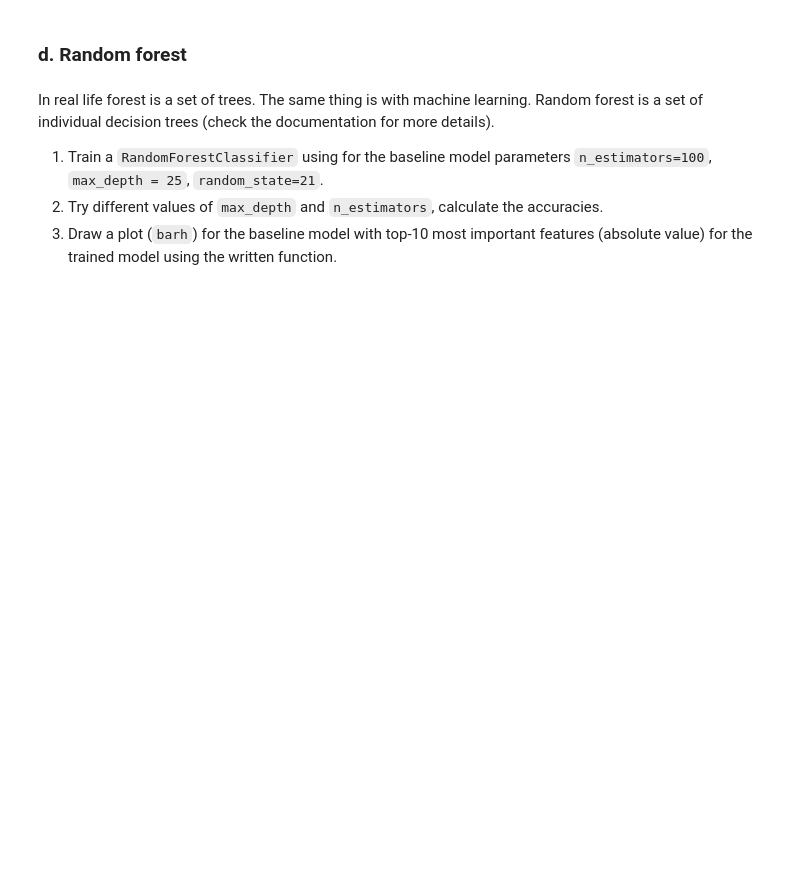
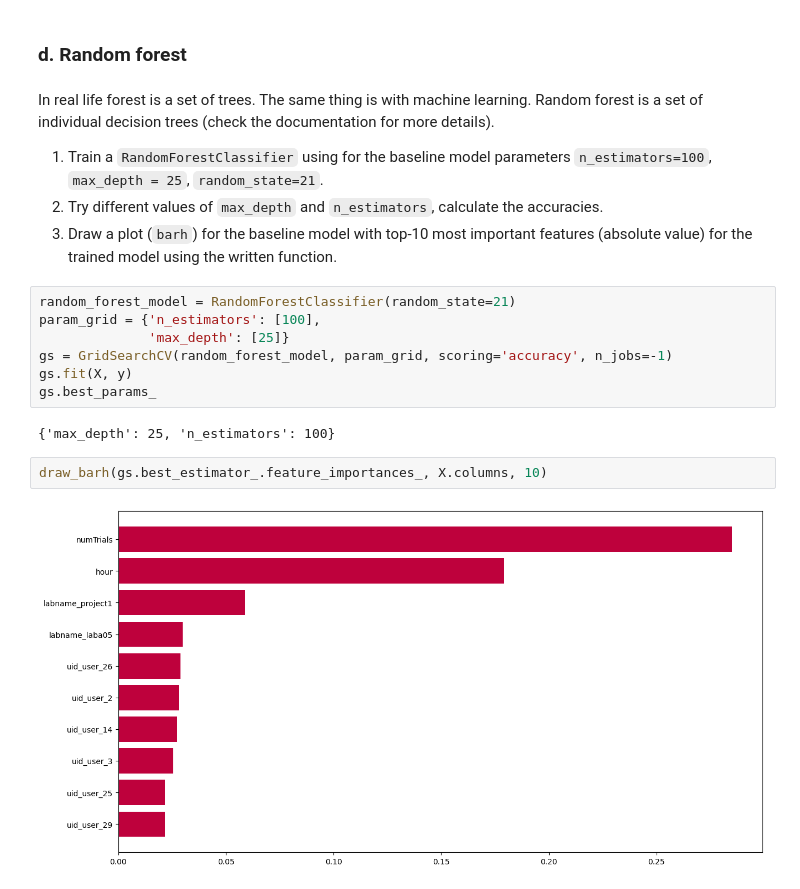
Before and after one commit to N4MEL3SS/Piscine_Python_Data_Science_Day_08, a Jupyter notebook: ex02/02_multiclass_one-hot.ipynb, the cells around one changed output. Saved outputs shown, nothing was run; the diff lists cells and outputs as text; blank space fills up the shorter version.

```diff
--- a/ex02/02_multiclass_one-hot.ipynb
+++ b/ex02/02_multiclass_one-hot.ipynb
@@ -44,3 +232,16 @@ In real life forest is a set of trees. The same thing is with machine learning.
 1. Train a `RandomForestClassifier` using for the baseline model parameters `n_estimators=100`, `max_depth = 25`, `random_state=21`.
 2. Try different values of `max_depth` and `n_estimators`, calculate the accuracies.
 3. Draw a plot (`barh`) for the baseline model with top-10 most important features (absolute value) for the trained model using the written function.
+# %%
+random_forest_model = RandomForestClassifier(random_state=21)
+param_grid = {'n_estimators': [100],
+              'max_depth': [25]}
+gs = GridSearchCV(random_forest_model, param_grid, scoring='accuracy', n_jobs=-1)
+gs.fit(X, y)
+gs.best_params_
+# %% [output]
+{'max_depth': 25, 'n_estimators': 100}
+# %%
+draw_barh(gs.best_estimator_.feature_importances_, X.columns, 10)
+# %% [output]
+[figure, added]
```
Also changed, not shown: parts of 18 cells of this notebook, 2 other files.
